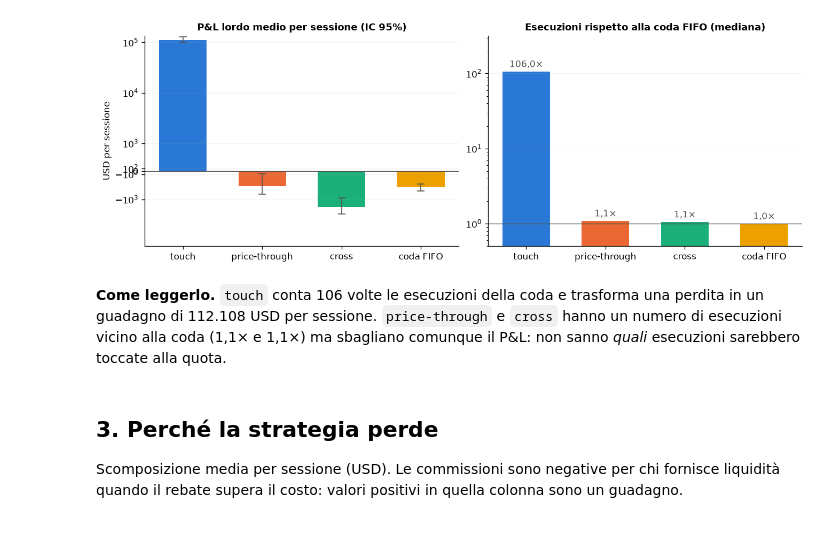
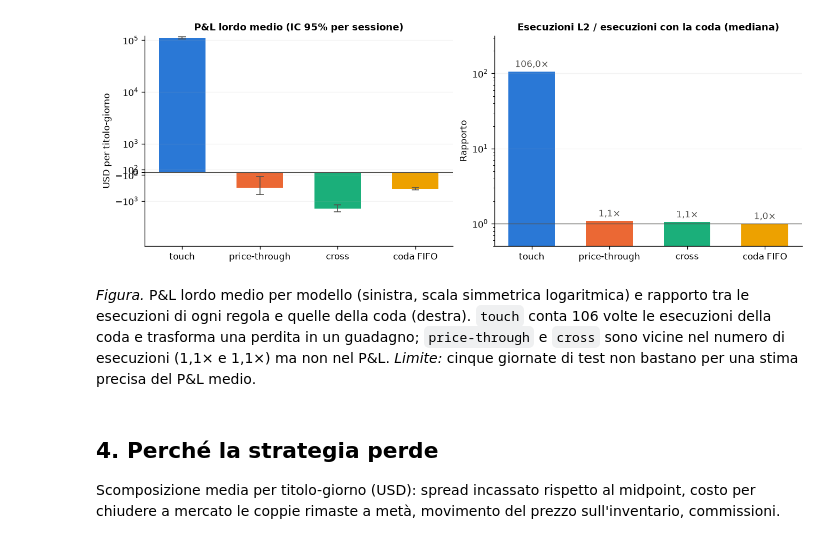
Before and after one commit to giuliobmb/lob-market-making-backtest, a Jupyter notebook: notebooks/04_l3_backtest.ipynb, the cells around one changed output. Drawn from its saved outputs; the diff is of its cells as text; code cells hidden in the pictures.

```diff
--- a/notebooks/04_l3_backtest.ipynb
+++ b/notebooks/04_l3_backtest.ipynb
@@ -94,9 +149,8 @@ A sinistra il P&L lordo medio per sessione (scala simmetrica logaritmica, per fa
 # %%
-display(R.results_table(stats, 0))
-bias = bias_figure("itch", stats, "USD per sessione", "itch_test.png")
-display(Markdown(
-    f"**Come leggerlo.** `touch` conta {it(bias['touch'])} volte le esecuzioni della coda e trasforma una perdita in un "
-    f"guadagno di {it(t_['media'])} USD per sessione. `price-through` e `cross` hanno un numero di esecuzioni vicino "
-    f"alla coda ({it(bias['price-through'], 1)}× e {it(bias['cross'], 1)}×) ma sbagliano comunque il P&L: non sanno "
-    "*quali* esecuzioni sarebbero toccate alla quota."))
+display(R.overview_table(test, "itch", "net_nasdaq_base", 2))
+bias = bias_figure("itch", stats, "USD per titolo-giorno", "itch_test.png")
+R.caption("P&L lordo medio per modello (sinistra, scala simmetrica logaritmica) e rapporto tra le esecuzioni di ogni regola e quelle della coda (destra).",
+          f"`touch` conta {it(bias['touch'])} volte le esecuzioni della coda e trasforma una perdita in un guadagno; "
+          f"`price-through` e `cross` sono vicine nel numero di esecuzioni ({it(bias['price-through'], 1)}× e {it(bias['cross'], 1)}×) ma non nel P&L.",
+          "cinque giornate di test non bastano per una stima precisa del P&L medio.")
 # %% [output]
@@ -108,8 +162,8 @@ display(Markdown(
-[figure, old version]
+[figure, new version]
-**Come leggerlo.** `touch` conta 106 volte le esecuzioni della coda e trasforma una perdita in un guadagno di 112.108 USD per sessione. `price-through` e `cross` hanno un numero di esecuzioni vicino alla coda (1,1× e 1,1×) ma sbagliano comunque il P&L: non sanno *quali* esecuzioni sarebbero toccate alla quota.
+*Figura.* P&L lordo medio per modello (sinistra, scala simmetrica logaritmica) e rapporto tra le esecuzioni di ogni regola e quelle della coda (destra). `touch` conta 106 volte le esecuzioni della coda e trasforma una perdita in un guadagno; `price-through` e `cross` sono vicine nel numero di esecuzioni (1,1× e 1,1×) ma non nel P&L. *Limite:* cinque giornate di test non bastano per una stima precisa del P&L medio.
-# %% [markdown]
-## 3. Perché la strategia perde
-
-Scomposizione media per sessione (USD). Le commissioni sono negative per chi fornisce liquidità quando il rebate supera il costo: valori positivi in quella colonna sono un guadagno.
+# %% [markdown]
+## 4. Perché la strategia perde
+
+Scomposizione media per titolo-giorno (USD): spread incassato rispetto al midpoint, costo per chiudere a mercato le coppie rimaste a metà, movimento del prezzo sull'inventario, commissioni.
 # %%
 dec = R.decomposition(test, "itch", "fees_nasdaq_base")
```
Also changed, not shown: parts of 16 cells of this notebook, 23 other files.
